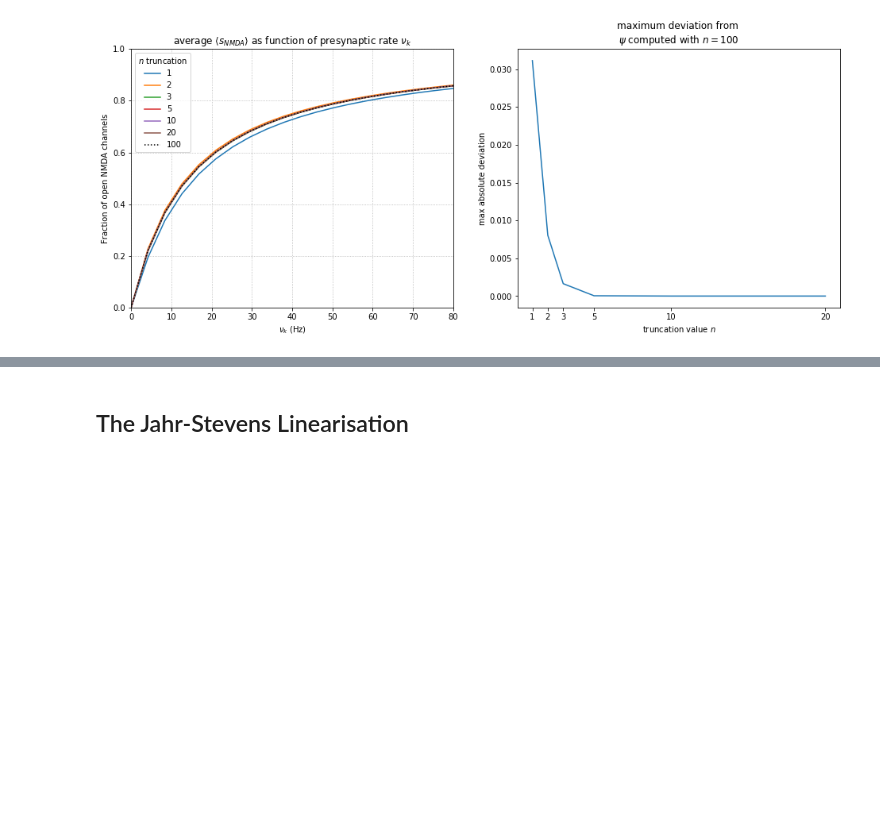
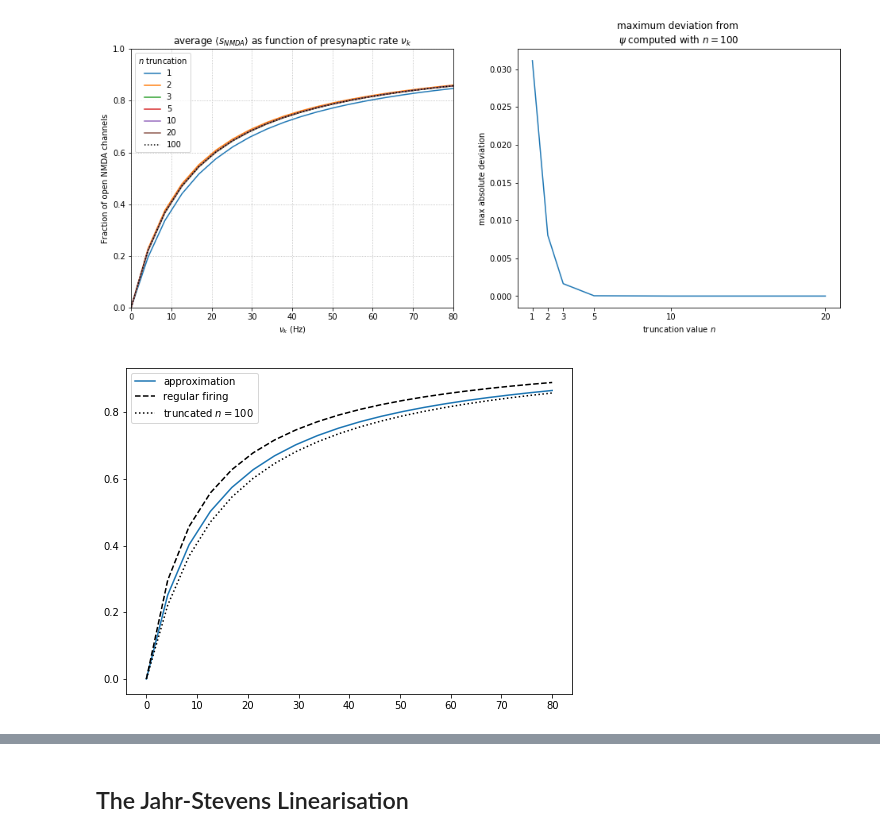
Before and after one commit to DeanTM/masters-scripts, a Jupyter notebook: Firing Rate model/Fully Dynamic Rate Based Model.ipynb, the cells around one changed output, grey strips where cells are left out. Drawn from its saved outputs; the diff is of its cells as text; code cells hidden in the pictures; blank space fills up the shorter version.

```diff
--- a/Firing Rate model/Fully Dynamic Rate Based Model.ipynb
+++ b/Firing Rate model/Fully Dynamic Rate Based Model.ipynb
@@ -107,6 +107,17 @@ def psi(nu, n_truncate=5):
         summand_coeff = ((-alpha * tau_NMDA_rise)**n) / special.factorial(n+1)
         summation += summand_coeff * _get_Tn(n, nu)
     return coeff * (1 + summation / (1 + nu * tau_NMDA))
+# %%
+def psi_approx(nu):
+    """Following Wong&Wang 2006, we can approximate psi thusly"""
+    gamma = 0.8  # 0.641 in Wong&Wang
+    product = gamma * nu * tau_NMDA
+    return product/(1 + product)
+
+def psi_regular(nu):
+    """Gives the steady-state value under regular firing"""
+    product = nu * tau_NMDA
+    return product/(1 + product)
 # %%
 # we can truncate early
 Hz = np.linspace(0, 80, 20) * b2.Hz
@@ -148,3 +159,12 @@ fig.savefig('psi_truncation.png')
 plt.show()
 # %% [output]
 [figure]
+# %%
+plt.figure(figsize=(8, 6))
+plt.plot(Hz/ b2.Hz, psi_approx(Hz), label='approximation')
+plt.plot(Hz/ b2.Hz, psi_regular(Hz), 'k--', label='regular firing')
+plt.plot(Hz / b2.Hz, most_accurate, 'k:', label=fr'truncated $n={most_accurate_truncation}$')
+plt.legend()
+plt.show()
+# %% [output]
+[figure, added]
```
Also changed, not shown: parts of 25 cells of this notebook, 2 other files.
